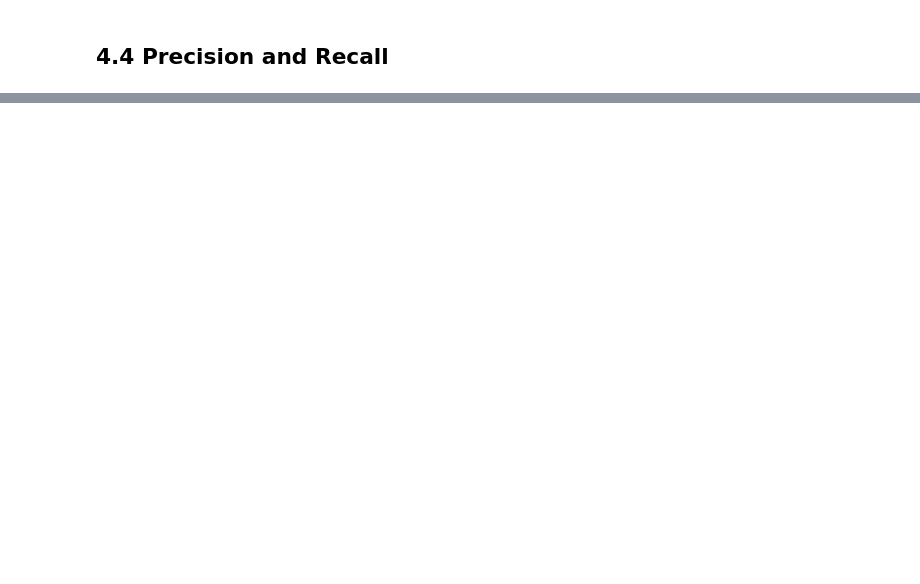
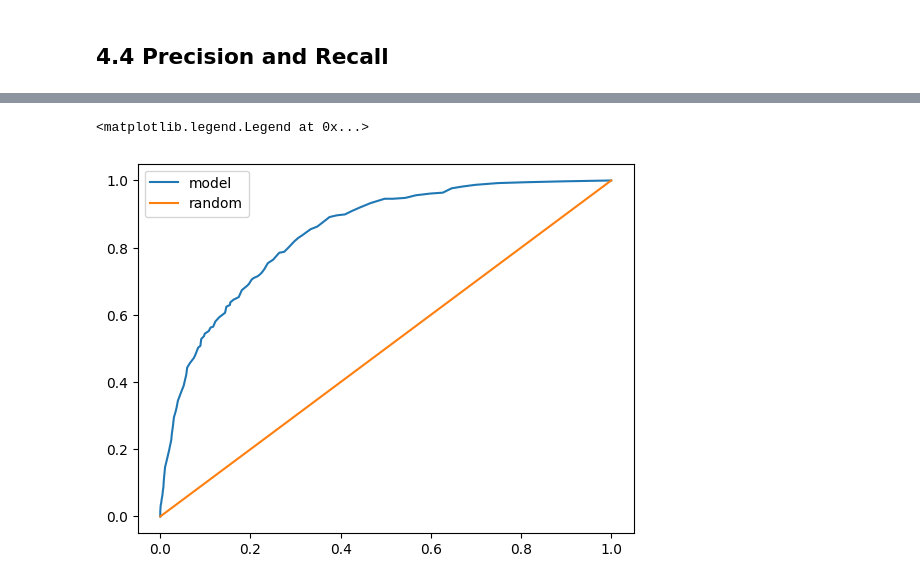
Before and after one commit to yashk1/ml-zoomcamp, a Jupyter notebook: 4_classification_eval_metrics/notebook.ipynb, the cells around one changed output, grey strips where cells are left out. Cells and saved outputs as stored; diff of their text form; code cells hidden in the pictures; blank space fills up the shorter version.

```diff
--- a/4_classification_eval_metrics/notebook.ipynb
+++ b/4_classification_eval_metrics/notebook.ipynb
@@ -190,0 +245,23 @@ array([[0.65, 0.07],
+# %%
+scores = []
+
+thresholds = np.linspace(0,1,101)
+
+for t in thresholds:
+    actual_positive = (y_val ==1)
+    actual_negative = (y_val==0)
+
+    predict_positive = (y_pred >= t)
+    predict_negative = (y_pred < t)
+
+    tp = (actual_positive & predict_positive).sum()
+    tn = (actual_negative & predict_negative).sum()
+
+    fp = (actual_negative & predict_positive).sum()
+    fn = (actual_positive & predict_negative).sum()
+
+    scores.append((t, tp, tn , fp , fn))
+# %%
+columns = ['threshold', 'tp','tn','fp','fn']
+df_scores = pd.DataFrame(scores, columns  = columns)
+df_scores
@@ -190,0 +282,3 @@ array([[0.65, 0.07],
+# %%
+df_scores['tpr'] = df_scores.tp / (df_scores.tp + df_scores.fn)
+df_scores['fpr'] =  df_scores.fp / (df_scores.fp + df_scores.tn)
@@ -190,0 +392,10 @@ array([[0.65, 0.07],
+# %%
+plt.plot(df_scores.fpr, df_scores.tpr, label = 'model')
+plt.plot([0,1],[0,1], label = 'random')
+
+#plt.plot(df_ideal.fpr, df_ideal.tpr, label = 'ideal')
+
+plt.legend()
+# %% [output]
+<matplotlib.legend.Legend at 0x...>
+[figure, added]
```
Also changed, not shown: parts of 52 cells of this notebook, 6 other files.
